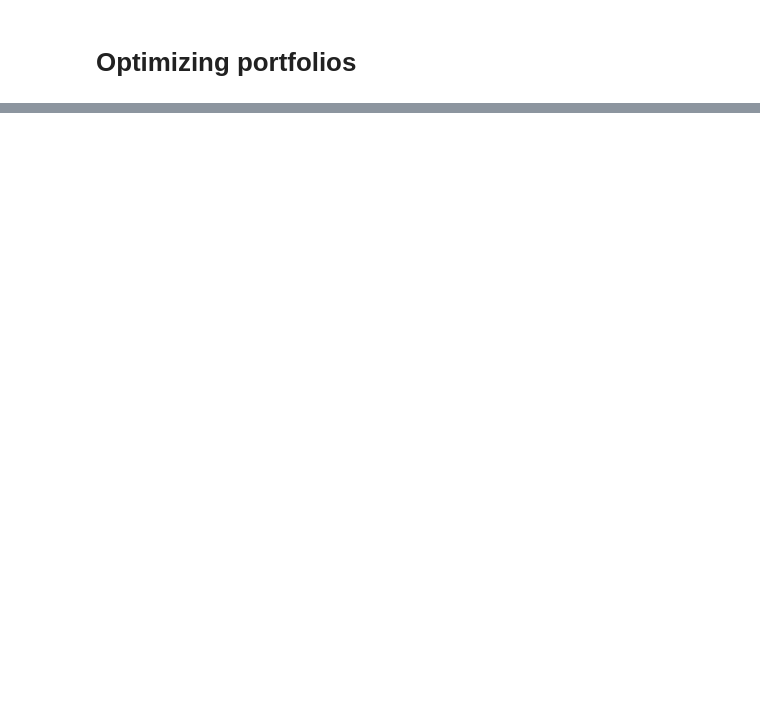
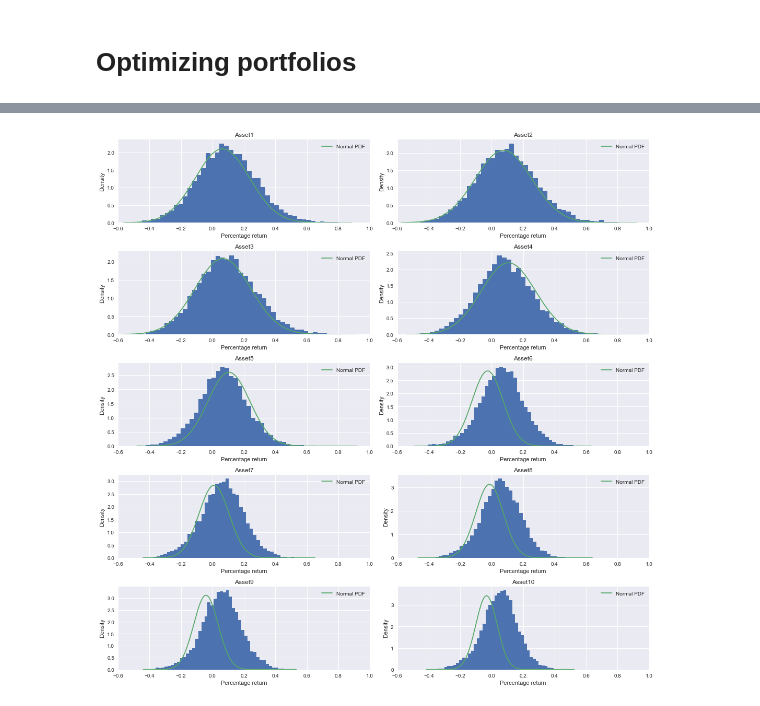
Before and after one commit to frgy17ac/Exammmmm, a Jupyter notebook: Solutions/Solution to Optimizing portfolios.ipynb, the cells around one changed output, grey strips where cells are left out. Saved outputs shown, nothing was run; the diff lists cells and outputs as text; code cells hidden in the pictures; blank space fills up the shorter version.

```diff
--- a/Solutions/Solution to Optimizing portfolios.ipynb
+++ b/Solutions/Solution to Optimizing portfolios.ipynb
@@ -19,6 +29,6 @@ for i in range(1, 11):
 lin_ret = {}
 cum_lin_ret = {}
 
-for i in range(1, 11):
+for i in asset:
     lin_ret[i] = asset[i][:] / asset[i][:].shift(1) - 1
     cum_lin_ret[i] = (lin_ret[i] + 1).cumprod() - 1
@@ -28,0 +39,15 @@ fig, ax = plt.subplots(figsize = (10, 5))
+# %%
+# Descriptive stats 1 year
+
+year = 1
+columns = ["Mean", "Standard deviation", "Skewness", "Kurtosis"]
+descrip = pd.DataFrame(columns = columns, index=range(1, 11))
+
+decimals = 3
+year = 1
+
+for i, j in zip(asset, range(1, 11)):
+    descrip["Mean"][j] = (cum_lin_ret[i].iloc[year, :].mean())
+    descrip["Standard deviation"][j] = (cum_lin_ret[i].iloc[year, :].std())
+    descrip["Skewness"][j] = (cum_lin_ret[i].iloc[year, :].skew())
+    descrip["Kurtosis"][j] = (cum_lin_ret[i].iloc[year, :].kurtosis())
@@ -28,0 +68,27 @@ fig, ax = plt.subplots(figsize = (10, 5))
+# %%
+order = np.linspace(-0.6, 1, 1000)
+
+# 1 year return distributions
+
+year = 1
+lims = [-0.6, 1]
+bins = 50
+
+
+fig, ax = plt.subplots(5, 2, figsize = (15, 15))
+order_one = [0, 0, 1, 1, 2, 2, 3, 3, 4, 4]
+order_two = [0, 1, 0, 1, 0, 1, 0, 1, 0, 1]
+
+for j, k, i in zip(order_one, order_two, range(1, 11)):
+    ax[j][k].hist(cum_lin_ret[i].iloc[year, :], bins = bins, density = True)
+    ax[j][k].set_title("Asset{}".format(i))
+    ax[j][k].plot(np.linspace(start = cum_lin_ret[i].iloc[year, :].min(), stop = cum_lin_ret[i].iloc[year, :].max(), num = 1000), stats.norm.pdf(order, loc = cum_lin_ret[i].iloc[year, :].mean(), scale = cum_lin_ret[i].iloc[year, :].std()), label = "Normal PDF")
+
+    ax[j][k].set_xlim(lims)
+    ax[j][k].set_ylabel("Density")
+    ax[j][k].set_xlabel("Percentage return")
+    ax[j][k].legend()
+fig.tight_layout()
+plt.show()
+# %% [output]
+[figure, added]
```
Also changed, not shown: parts of 6 cells of this notebook, 2 other files.
